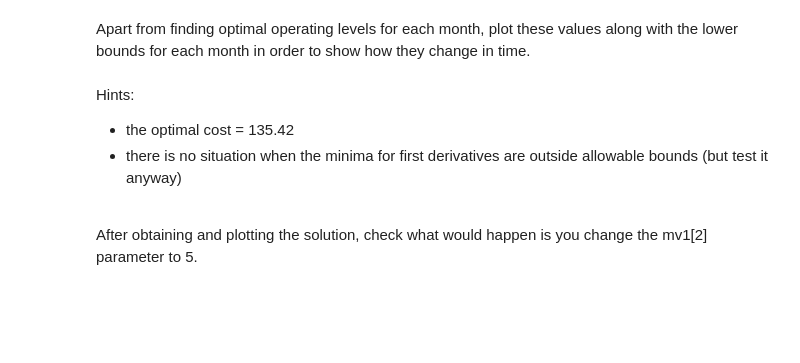
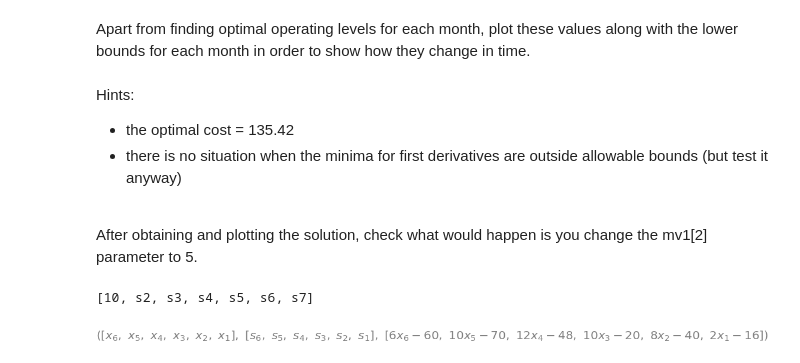
Before and after one commit to mmartyna123/OperationalReaserch, a Jupyter notebook: #7/PowerPlant.ipynb, the cells around one changed output. Saved outputs shown, nothing was run; the diff lists cells and outputs as text; code cells hidden in the pictures; blank space fills up the shorter version.

Commit message:
data for the powerplant setup

```diff
--- a/#7/PowerPlant.ipynb
+++ b/#7/PowerPlant.ipynb
@@ -122,3 +150,48 @@ Apart from finding optimal operating levels for each month, plot these values al
 - there is no situation when the minima for first derivatives are outside allowable bounds (but test it anyway)<br><br>
 
 After obtaining and plotting the solution, check what would happen is you change the mv1[2] parameter to 5.
+# %%
+def PowerPlant(bounds, cost_above, mv1, cost_change, mv2, pv):
+    all_x, all_s, all_c_above, all_c_change = [], [], [], []
+    x_for_stages = [symbols(f's{i}') for i in range(1, len(bounds) + 2)]
+    x_for_stages[0] = 10
+    print(x_for_stages)
+
+    for stage in range(1, len(bounds)+1)[::-1]: #we approach this starting with the last stage
+
+        #adding a new stage to the list of all stages to check if we are going throug every one of them
+        x = symbols("x"+str(stage))
+        s = symbols(f"s{stage}")
+        all_s.append(s)
+        all_x.append(x)
+
+        #changing the cost of going above the requirement of the current stage
+        #cost_above = mi1*(xi-ri)
+        c_above = cost_above.copy()
+        c_above = c_above.subs(xi, x)
+        c_above = c_above.subs(mi1, mv1[stage-1])
+        c_above = c_above.subs(ri, bounds[stage-1][0])
+        all_c_above.append(c_above)
+
+        #changing the cost of changing the stage for the current stage
+        #cost_change = mi2*(xi-si)**pi
+        c_change = cost_change.copy()
+        c_change = c_change.subs(xi, x)
+        c_change = c_change.subs(mi2, mv2[stage-1])
+        c_change = c_change.subs(si, x_for_stages[stage-1])
+        c_change = c_change.subs(pi, pv[stage-1])
+        all_c_change.append(c_change)
+
+
+
+
+
+
+
+
+    return all_x, all_s, all_c_above #, all_c_change
+# %%
+PowerPlant(bounds, cost_above, mv1, cost_change, mv2, pv)
+# %% [output]
+[10, s2, s3, s4, s5, s6, s7]
+[figure, added]
```
Also changed, not shown: parts of 14 cells of this notebook.
